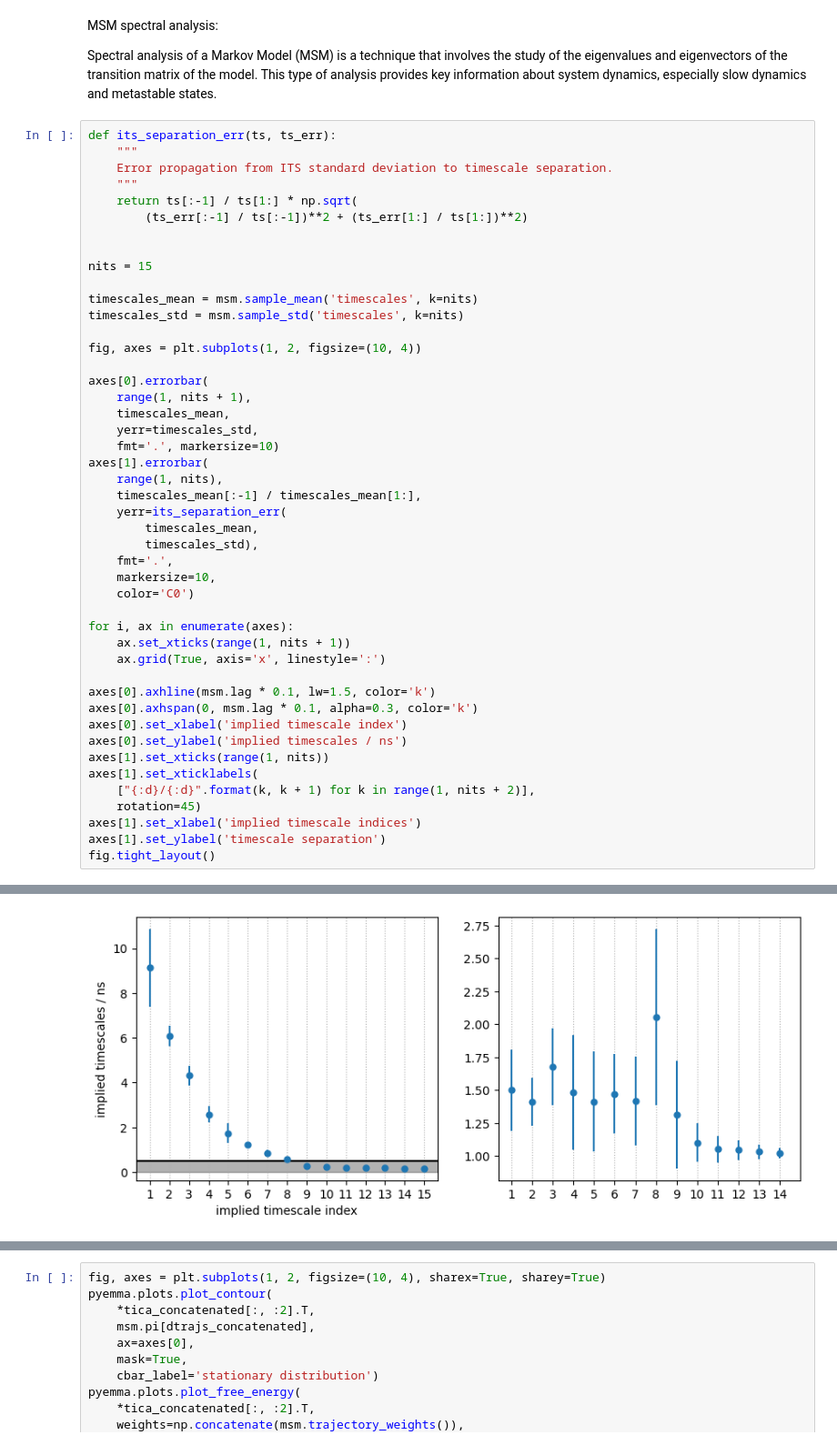
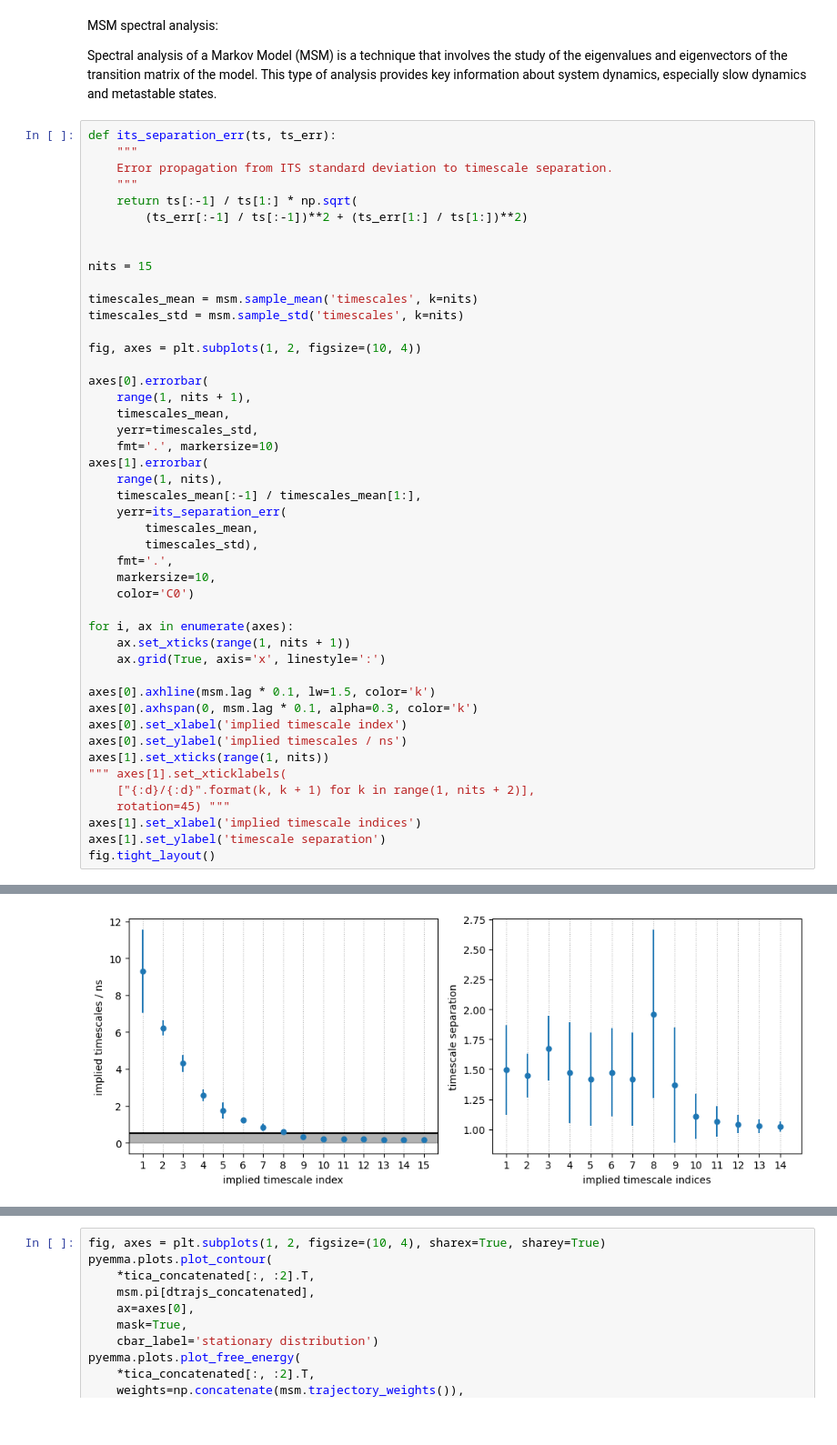
Before and after one commit to Biocomputing-Teaching/David-pyEMMA-tutorial, a Jupyter notebook: pyEMMA.ipynb, the cells around one changed output, grey strips where cells are left out. Shown at 91% size. Saved outputs shown, nothing was run; the diff lists cells and outputs as text; blank space fills up the shorter version.

```diff
--- a/pyEMMA.ipynb
+++ b/pyEMMA.ipynb
@@ -389,9 +396,9 @@ axes[0].axhspan(0, msm.lag * 0.1, alpha=0.3, color='k')
 axes[0].set_xlabel('implied timescale index')
 axes[0].set_ylabel('implied timescales / ns')
 axes[1].set_xticks(range(1, nits))
-axes[1].set_xticklabels(
+""" axes[1].set_xticklabels(
     ["{:d}/{:d}".format(k, k + 1) for k in range(1, nits + 2)],
-    rotation=45)
+    rotation=45) """
 axes[1].set_xlabel('implied timescale indices')
 axes[1].set_ylabel('timescale separation')
 fig.tight_layout()
@@ -400 +406 @@ ValueError: The number of FixedLocator locations (14), usually from a call to se
-[figure, old version]
+[figure, new version]
```
Also changed, not shown: parts of 13 cells of this notebook.
